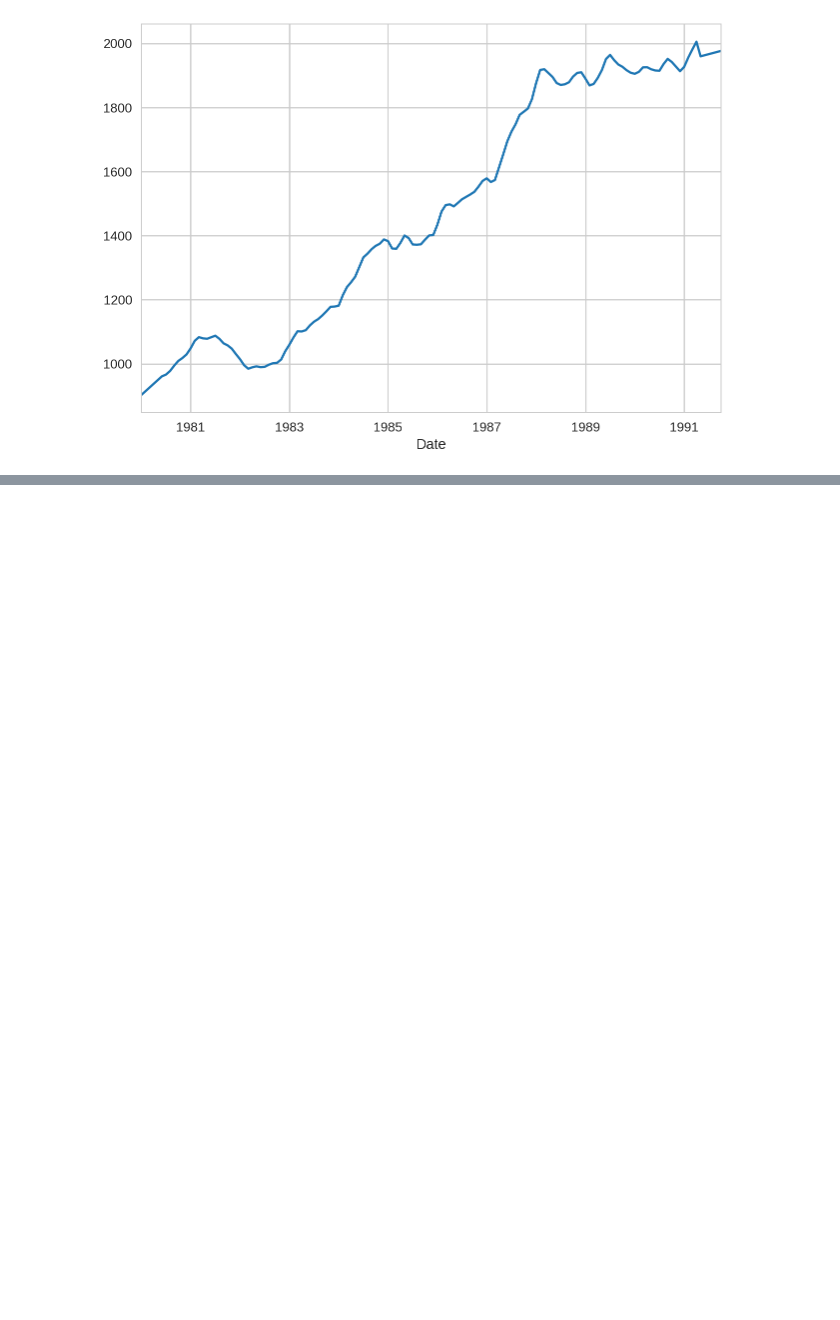
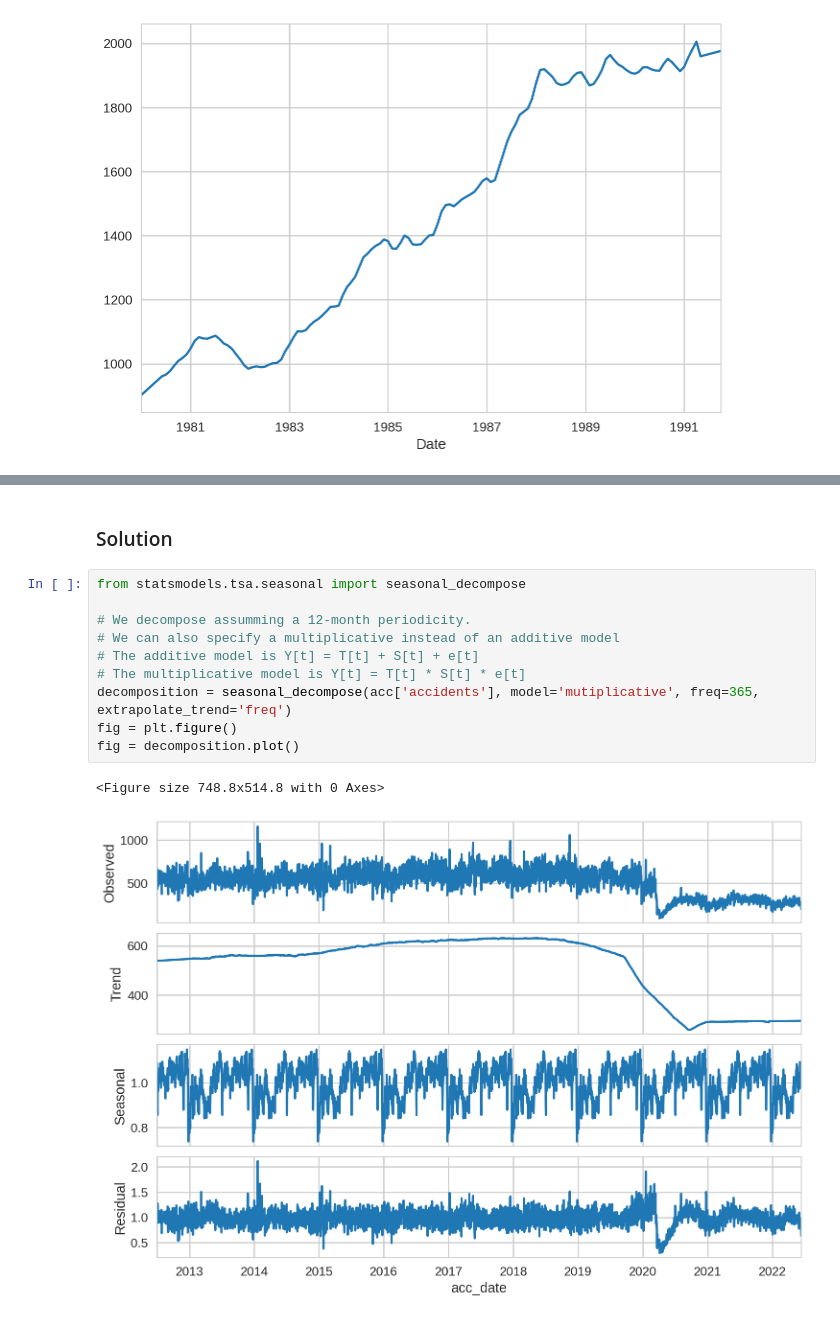
Before and after one commit to ipeirotis/dealing_with_data, a Jupyter notebook: 05-Time_Series/A-Introduction_to_Time_Series_using_Pandas.ipynb, the cells around one changed output, grey strips where cells are left out. Saved outputs shown, nothing was run; the diff lists cells and outputs as text; blank space fills up the shorter version.

```diff
--- a/05-Time_Series/A-Introduction_to_Time_Series_using_Pandas.ipynb
+++ b/05-Time_Series/A-Introduction_to_Time_Series_using_Pandas.ipynb
@@ -406,0 +257,15 @@ df.plot()
+# %% [markdown]
+### Solution
+# %%
+from statsmodels.tsa.seasonal import seasonal_decompose
+
+# We decompose assumming a 12-month periodicity.
+# We can also specify a multiplicative instead of an additive model
+# The additive model is Y[t] = T[t] + S[t] + e[t]
+# The multiplicative model is Y[t] = T[t] * S[t] * e[t]
+decomposition = seasonal_decompose(acc['accidents'], model='mutiplicative', freq=365, extrapolate_trend='freq')
+fig = plt.figure()
+fig = decomposition.plot()
+# %% [output]
+<Figure size 748.8x514.8 with 0 Axes>
+[figure, added]
```
Also changed, not shown: parts of 55 cells of this notebook.
